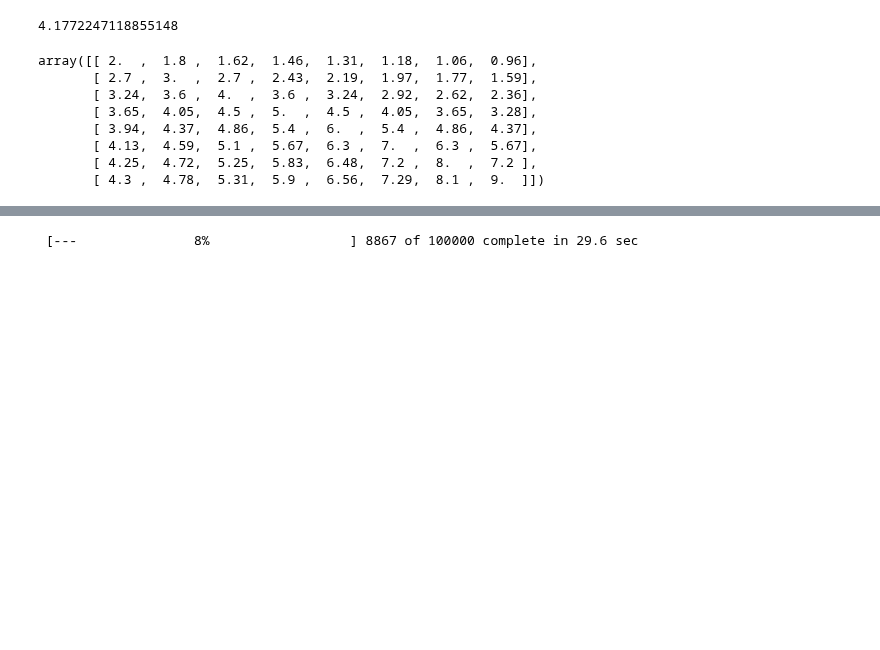
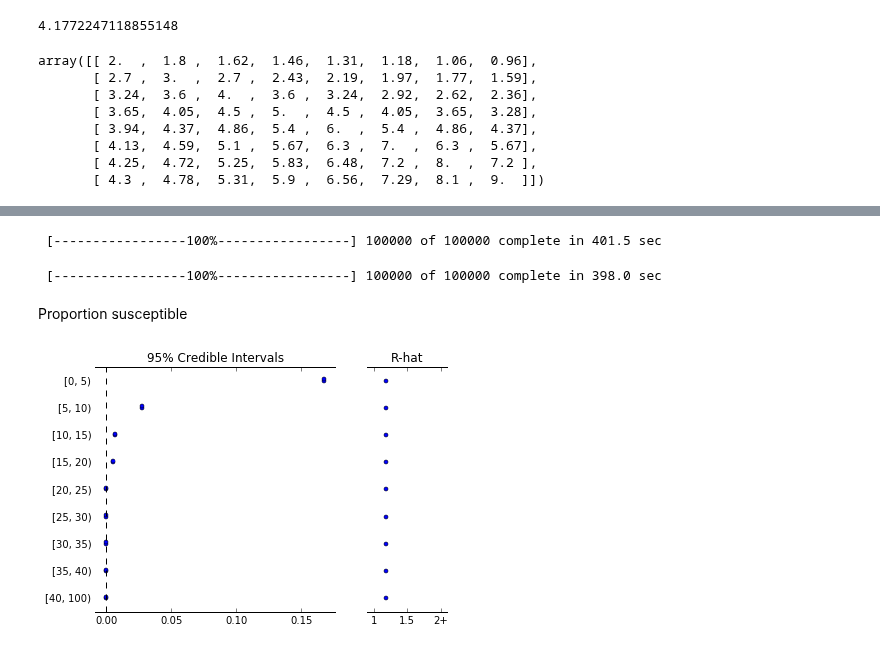
Before and after one commit to fonnesbeck/SaoPauloMeasles, a Jupyter notebook: Simple Measles Model (Matrix beta).ipynb, the cells around one changed output, grey strips where cells are left out. Cells and saved outputs as stored; diff of their text form; code cells hidden in the pictures; blank space fills up the shorter version.

```diff
--- a/Simple Measles Model (Matrix beta).ipynb
+++ b/Simple Measles Model (Matrix beta).ipynb
@@ -508,7 +508,13 @@ def measles_model(obs_date, confirmation=True, spatial_weighting=False, all_trac
     # Downsample annual series to observed age groups
     downsample = lambda x: np.array([x[s].mean() for s in age_slices])
 
-    A = Lambda('A', lambda beta=beta: 75./(beta - 1))
+    @deterministic
+    def R0(B=B):
+        evs = np.linalg.eigvals(B)
+        return max(evs[np.isreal(evs)])
+
+
+    A = Lambda('A', lambda R0=R0: 75./(R0 - 1))
     lt_sum = downsample(np.tril(FOI_mat).sum(0)[::-1])
     natural_susc = Lambda('natural_susc', lambda A=A: np.exp((-1/A) * lt_sum))
 
@@ -580,8 +584,16 @@ burn = 90000
 M = MCMC(measles_model('1997-06-15', confirmation=True))
 M.sample(iterations, burn)
 # %% [output]
- [---               8%                  ] 8867 of 100000 complete in 29.6 sec
+ [-----------------100%-----------------] 100000 of 100000 complete in 401.5 sec
 # %%
 M.sample(iterations, burn)
+# %% [output]
+ [-----------------100%-----------------] 100000 of 100000 complete in 398.0 sec
+# %%
+chain = None
+# %% [markdown]
+Proportion susceptible
 # %%
-Matplot.summary_plot(M.p_susceptible)
+Matplot.summary_plot(M.p_susceptible, chain=chain, custom_labels=age_groups)
+# %% [output]
+[figure, added]
```
Also changed, not shown: parts of 16 cells of this notebook.
